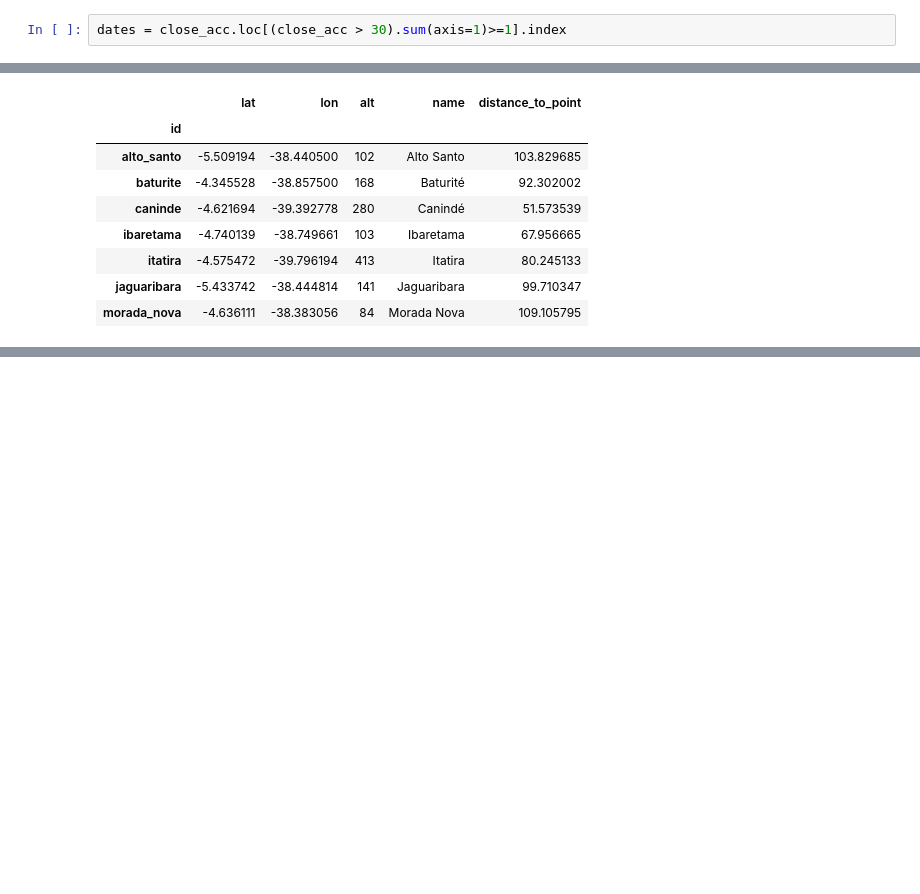
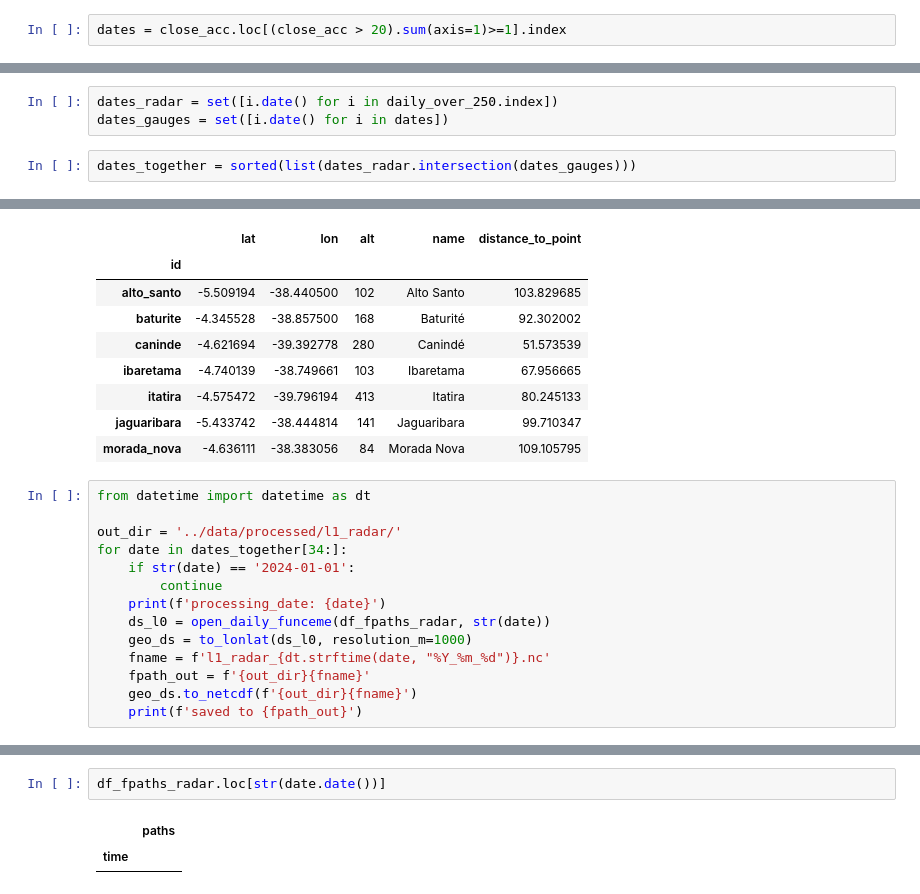
Before and after one commit to rzambranap/funceme-radar-qpe, a Jupyter notebook: notebooks/choose_dates_and_process_them.ipynb, the cells around one changed output, grey strips where cells are left out. Saved outputs shown, nothing was run; the diff lists cells and outputs as text; blank space fills up the shorter version.

```diff
--- a/notebooks/choose_dates.ipynb
+++ b/notebooks/choose_dates_and_process_them.ipynb
@@ -181,5 +182,5 @@ close_acc.loc[(close_acc > 30).sum(axis=1)>=1].shape
 # %%
-dates = close_acc.loc[(close_acc > 30).sum(axis=1)>=1].index
+dates = close_acc.loc[(close_acc > 20).sum(axis=1)>=1].index
 # %%
 print(dates)
 # %% [output]
@@ -195 +199,6 @@ DatetimeIndex(['2024-01-02', '2024-02-13', '2024-02-14', '2024-02-15',
               dtype='datetime64[ns]', name='time', freq=None)
+# %%
+dates_radar = set([i.date() for i in daily_over_250.index])
+dates_gauges = set([i.date() for i in dates])
+# %%
+dates_together = sorted(list(dates_radar.intersection(dates_gauges)))
@@ -359,3 +388,17 @@ close_gauges
 | itatira | -4.575472 | -39.796194 | 413 | Itatira | 80.245133 |
 | jaguaribara | -5.433742 | -38.444814 | 141 | Jaguaribara | 99.710347 |
 | morada_nova | -4.636111 | -38.383056 | 84 | Morada Nova | 109.105795 |
+# %%
+from datetime import datetime as dt
+
+out_dir = '../data/processed/l1_radar/'
+for date in dates_together[34:]:
+    if str(date) == '2024-01-01':
+        continue
+    print(f'processing_date: {date}')
+    ds_l0 = open_daily_funceme(df_fpaths_radar, str(date))
+    geo_ds = to_lonlat(ds_l0, resolution_m=1000)
+    fname = f'l1_radar_{dt.strftime(date, "%Y_%m_%d")}.nc'
+    fpath_out = f'{out_dir}{fname}'
+    geo_ds.to_netcdf(f'{out_dir}{fname}')
+    print(f'saved to {fpath_out}')
@@ -361,0 +438,5 @@ close_gauges
+# %%
+df_fpaths_radar.loc[str(date.date())]
+# %% [output]
+|  | paths |
+| time |  |
```
Also changed, not shown: parts of 11 cells of this notebook, 7 other files.
